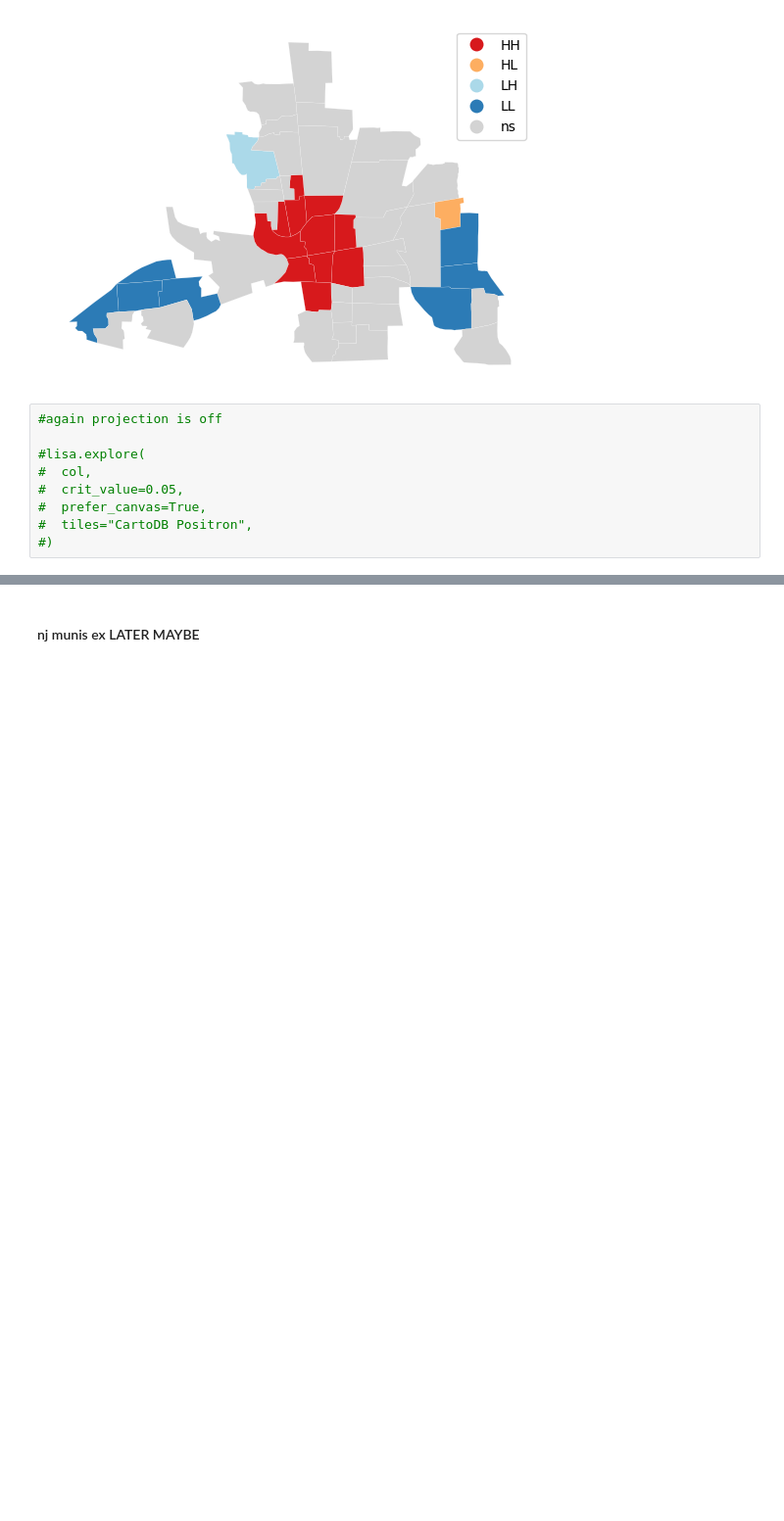
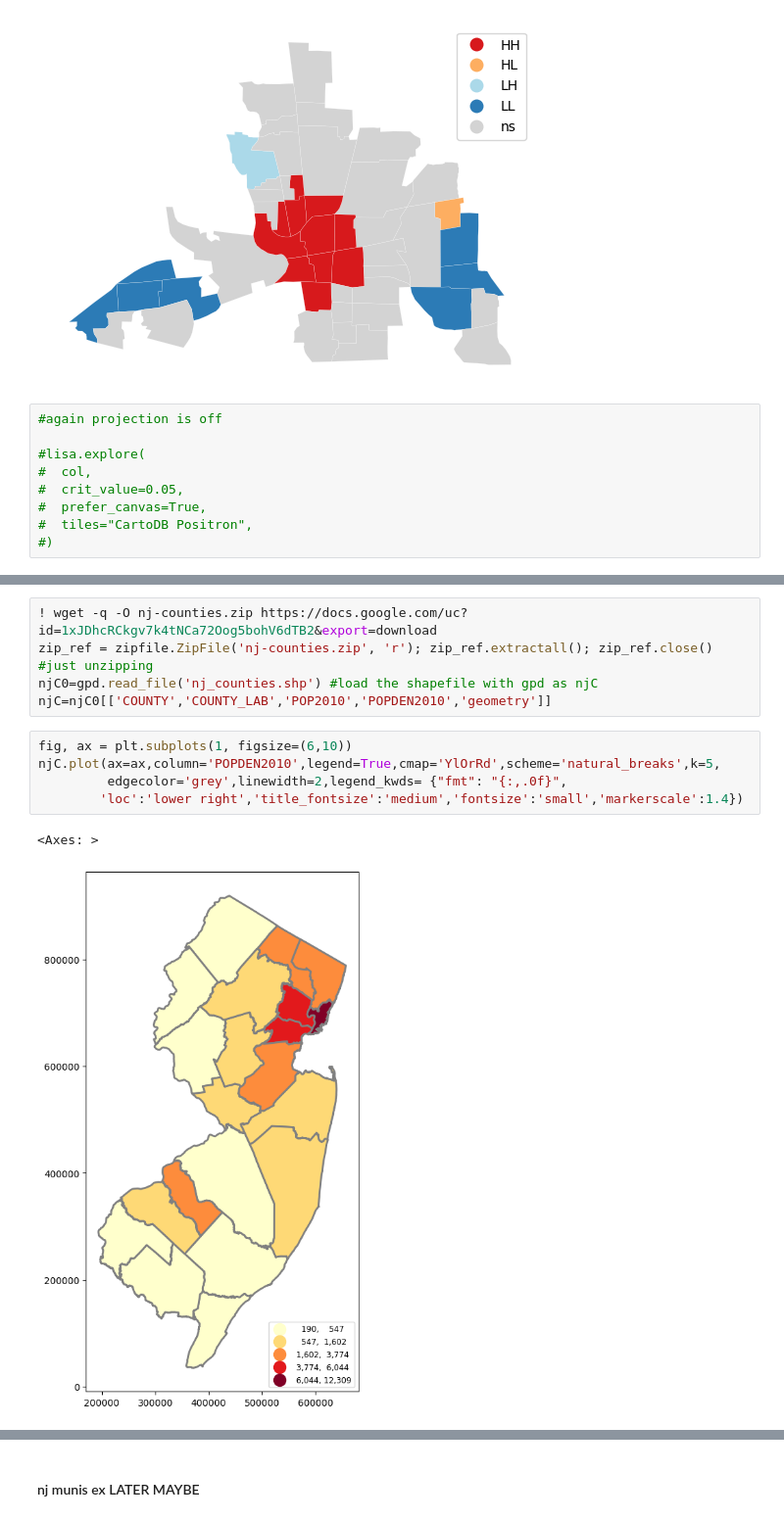
Before and after one commit to theaok/gisPy, a Jupyter notebook: geoda.ipynb, the cells around one changed output, grey strips where cells are left out. Shown at 98% size. Saved outputs shown, nothing was run; the diff lists cells and outputs as text; blank space fills up the shorter version.

```diff
--- a/geoda.ipynb
+++ b/geoda.ipynb
@@ -287,0 +338,13 @@ esdaplot.lisa_cluster(lisa,col)
+# %%
+! wget -q -O nj-counties.zip https://docs.google.com/uc?id=1xJDhcRCkgv7k4tNCa72Oog5bohV6dTB2&export=download
+zip_ref = zipfile.ZipFile('nj-counties.zip', 'r'); zip_ref.extractall(); zip_ref.close() #just unzipping
+njC0=gpd.read_file('nj_counties.shp') #load the shapefile with gpd as njC
+njC=njC0[['COUNTY','COUNTY_LAB','POP2010','POPDEN2010','geometry']]
+# %%
+fig, ax = plt.subplots(1, figsize=(6,10))
+njC.plot(ax=ax,column='POPDEN2010',legend=True,cmap='YlOrRd',scheme='natural_breaks',k=5,
+         edgecolor='grey',linewidth=2,legend_kwds= {"fmt": "{:,.0f}",
+        'loc':'lower right','title_fontsize':'medium','fontsize':'small','markerscale':1.4})
+# %% [output]
+<Axes: >
+[figure, added]
```
Also changed, not shown: parts of 15 cells of this notebook.
